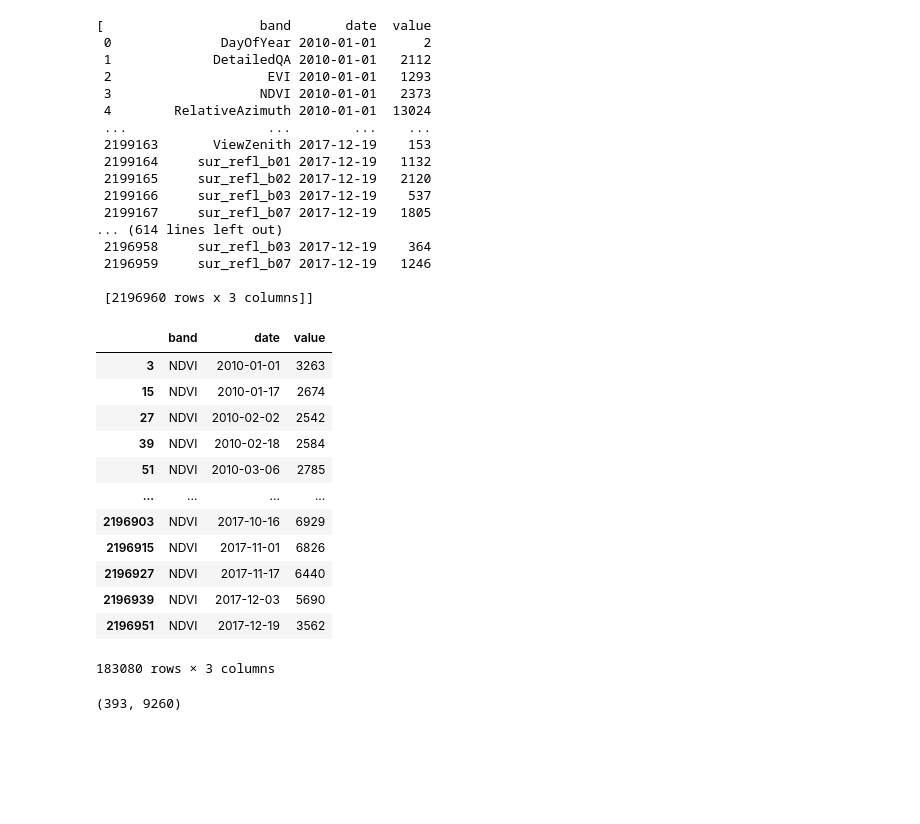
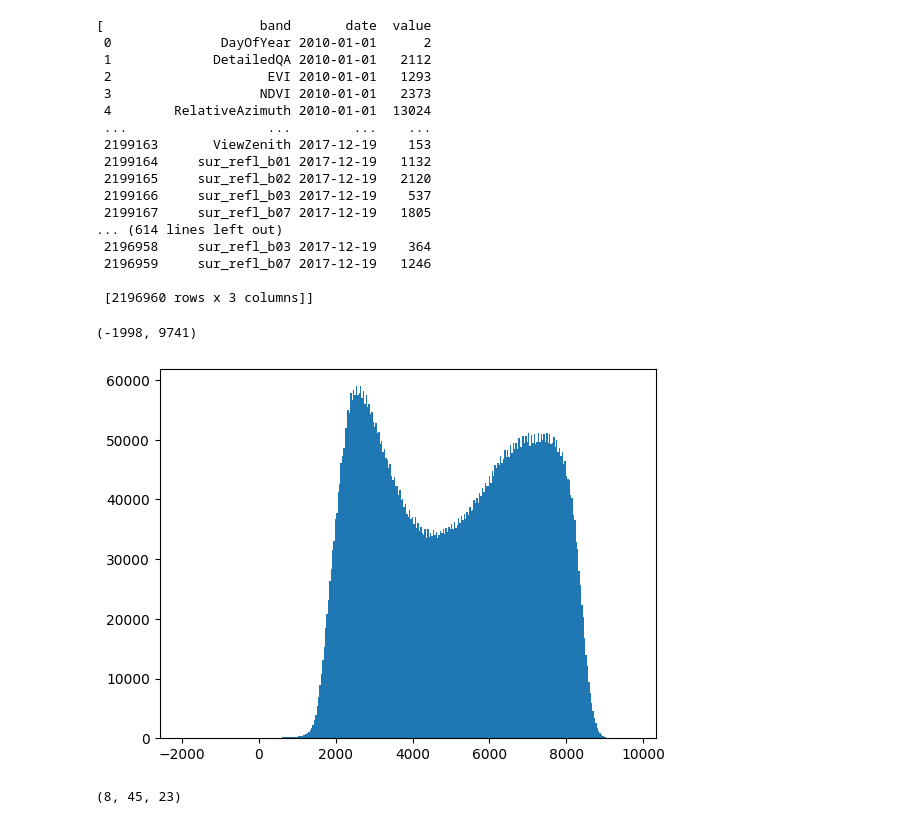
Before and after one commit to habdulrazaq/FoodSecurityForecaster, a Jupyter notebook: notebooks/Creating_DataFrames.ipynb, the cells around one changed output. Drawn from its saved outputs; the diff is of its cells as text; code cells hidden in the pictures; blank space fills up the shorter version.

Commit message:
updated dataframe with all histograms

```diff
--- a/notebooks/Creating_DataFrames.ipynb
+++ b/notebooks/Creating_DataFrames.ipynb
@@ -106,6 +107,7 @@ multi_df = []
 for file in os.listdir(data_path):
     df = pd.read_pickle(os.path.join(data_path, file))
     multi_df.append(df)
+    files.append(file)
 # %%
 multi_df
 # %% [output]
@@ -131,25 +131,25 @@ frames = []
+# %%
+multi_df = sorted(multi_df, key = lambda df: df.attrs['state_name'])
 # %%
-for file in multi_df:
-    NDVI = file[file['band'] == 'NDVI']
+ndvi = []
+for df in multi_df:
+    ndvi_df = df[df['band'] == 'NDVI']
+    ndvi.append(ndvi_df)
-# %%
-NDVI
-# %% [output]
-|  | band | date | value |
-| 3 | NDVI | 2010-01-01 | 3263 |
-| 15 | NDVI | 2010-01-17 | 2674 |
-| 27 | NDVI | 2010-02-02 | 2542 |
-| 39 | NDVI | 2010-02-18 | 2584 |
-| 51 | NDVI | 2010-03-06 | 2785 |
-| ... | ... | ... | ... |
-| 2196903 | NDVI | 2017-10-16 | 6929 |
-| 2196915 | NDVI | 2017-11-01 | 6826 |
-| 2196927 | NDVI | 2017-11-17 | 6440 |
-| 2196939 | NDVI | 2017-12-03 | 5690 |
-| 2196951 | NDVI | 2017-12-19 | 3562 |
-183080 rows × 3 columns
 # %%
-total_value_min, total_value_max = NDVI['value'].min(), NDVI['value'].max()
+stacked_ndvi = pd.concat(ndvi)
+total_value_min, total_value_max = stacked_ndvi['value'].min(), stacked_ndvi['value'].max()
 total_value_min, total_value_max
 # %% [output]
-(393, 9260)
+(-1998, 9741)
+# %%
+plt.hist(stacked_ndvi['value'], bins='auto');
+# %% [output]
+[figure, added]
+# %%
+num_years = stacked_ndvi['date'].dt.year.nunique()
+num_counties = len(ndvi)
+num_samples = stacked_ndvi['date'].nunique() // num_years
+num_years, num_counties, num_samples
+# %% [output]
+(8, 45, 23)
 # %%
```
Also changed, not shown: parts of 9 cells of this notebook.
